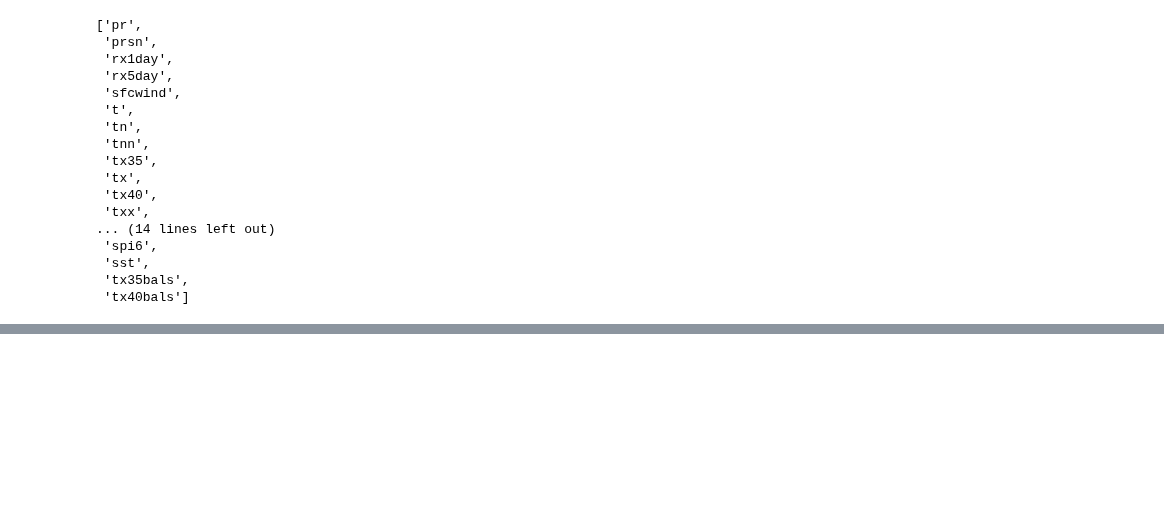
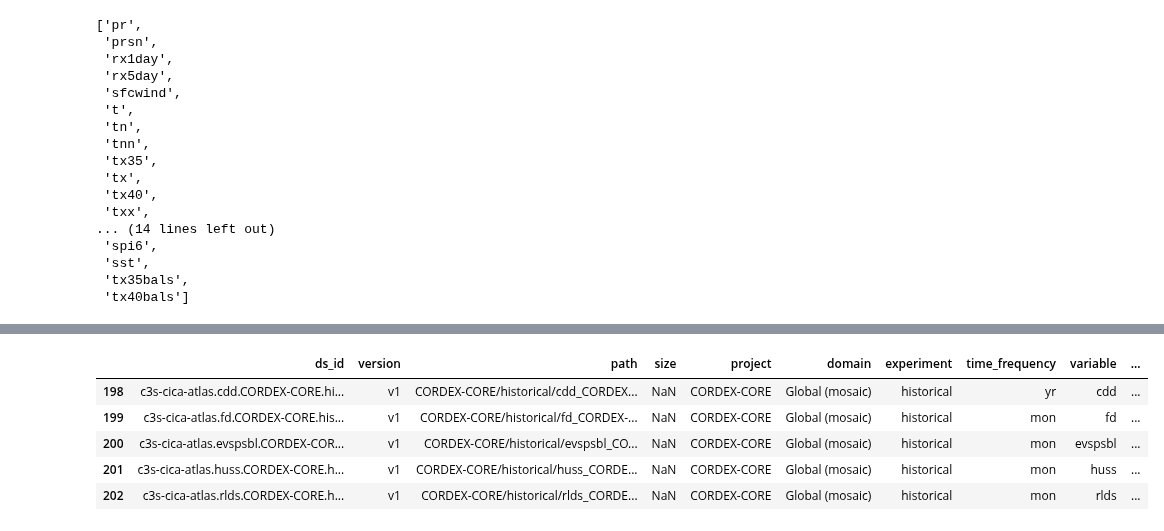
Before and after one commit to roocs/rooki, a Jupyter notebook: notebooks/demo/demo-intake-catalog.ipynb, the cells around one changed output, grey strips where cells are left out. Saved outputs shown, nothing was run; the diff lists cells and outputs as text; code cells hidden in the pictures; blank space fills up the shorter version.

```diff
--- a/notebooks/demo/demo-intake-catalog.ipynb
+++ b/notebooks/demo/demo-intake-catalog.ipynb
@@ -395,0 +421,12 @@ list(df_cica_atlas.variable.unique())
+# %%
+df = df_cica_atlas.loc[
+    (df_cica_atlas.project=="CORDEX-CORE")
+]
+df.head()
+# %% [output]
+|  | ds_id | version | path | size | project | domain | experiment | time_frequency | variable | ... |
+| 198 | c3s-cica-atlas.cdd.CORDEX-CORE.hi... | v1 | CORDEX-CORE/historical/cdd_CORDEX... | NaN | CORDEX-CORE | Global (mosaic) | historical | yr | cdd | ... |
+| 199 | c3s-cica-atlas.fd.CORDEX-CORE.his... | v1 | CORDEX-CORE/historical/fd_CORDEX-... | NaN | CORDEX-CORE | Global (mosaic) | historical | mon | fd | ... |
+| 200 | c3s-cica-atlas.evspsbl.CORDEX-COR... | v1 | CORDEX-CORE/historical/evspsbl_CO... | NaN | CORDEX-CORE | Global (mosaic) | historical | mon | evspsbl | ... |
+| 201 | c3s-cica-atlas.huss.CORDEX-CORE.h... | v1 | CORDEX-CORE/historical/huss_CORDE... | NaN | CORDEX-CORE | Global (mosaic) | historical | mon | huss | ... |
+| 202 | c3s-cica-atlas.rlds.CORDEX-CORE.h... | v1 | CORDEX-CORE/historical/rlds_CORDE... | NaN | CORDEX-CORE | Global (mosaic) | historical | mon | rlds | ... |
```
Also changed, not shown: parts of 5 cells of this notebook, 2 other files.
